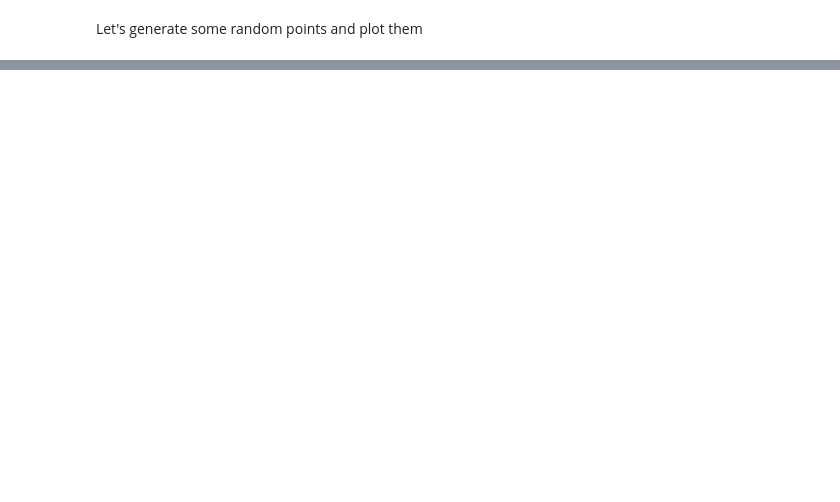
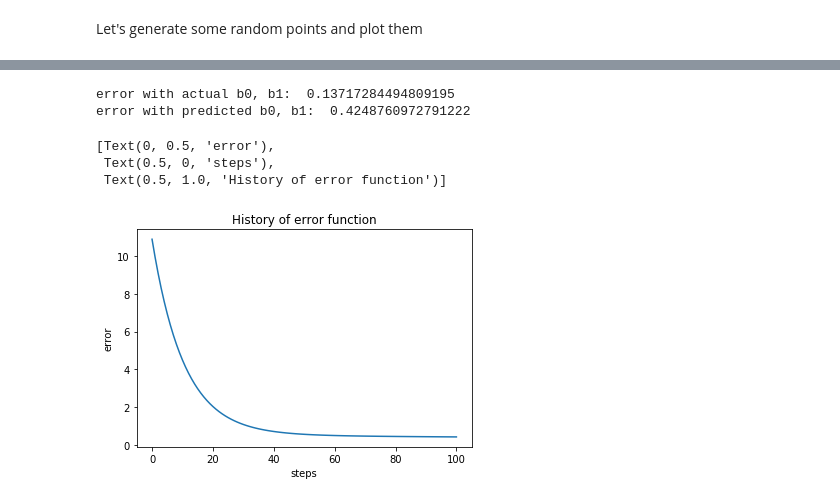
Before and after one commit to mbajer42/intro-python-ml, a Jupyter notebook: linear-regression.ipynb, the cells around one changed output, grey strips where cells are left out. Cells and saved outputs as stored; diff of their text form; code cells hidden in the pictures; blank space fills up the shorter version.

Commit message:
added gradient descent and vectorization

```diff
--- a/linear-regression.ipynb
+++ b/linear-regression.ipynb
@@ -123,0 +211,38 @@ def compute_error(x, y, b0, b1):
+# %%
+def gradient_descent(x, y, b0=0, b1=0, alpha=0.01, num_iters=100):
+    error_history = [compute_error(x, y, b0, b1)]
+
+    m = len(x)
+    for _ in range(num_iters):
+        b0_new = b0 - alpha * 1 / m * sum([
+            b0 + b1 * x[i] - y[i]
+            for i in range(m)
+        ])
+        b1_new = b1 - alpha * 1 / m * sum([
+            x[i] * (b0 + b1 * x[i] - y[i])
+            for i in range(m)
+        ])
+        b0, b1 = b0_new, b1_new
+
+        error_history.append(compute_error(x, y, b0, b1))
+    return b0, b1, error_history
+# %%
+pred_b0, pred_b1, error_history = gradient_descent(x, y)
+
+print('error with actual b0, b1: ', compute_error(x, y, b0, b1))
+print('error with predicted b0, b1: ', compute_error(x, y, pred_b0, pred_b1))
+
+fig, ax = plt.subplots()
+ax.plot(error_history)
+ax.set(
+    xlabel='steps',
+    ylabel='error',
+    title='History of error function'
+)
+# %% [output]
+error with actual b0, b1:  0.13717284494809195
+error with predicted b0, b1:  0.4248760972791222
+[Text(0, 0.5, 'error'),
+ Text(0.5, 0, 'steps'),
+ Text(0.5, 1.0, 'History of error function')]
+[figure, added]
```
Also changed, not shown: parts of 16 cells of this notebook.
